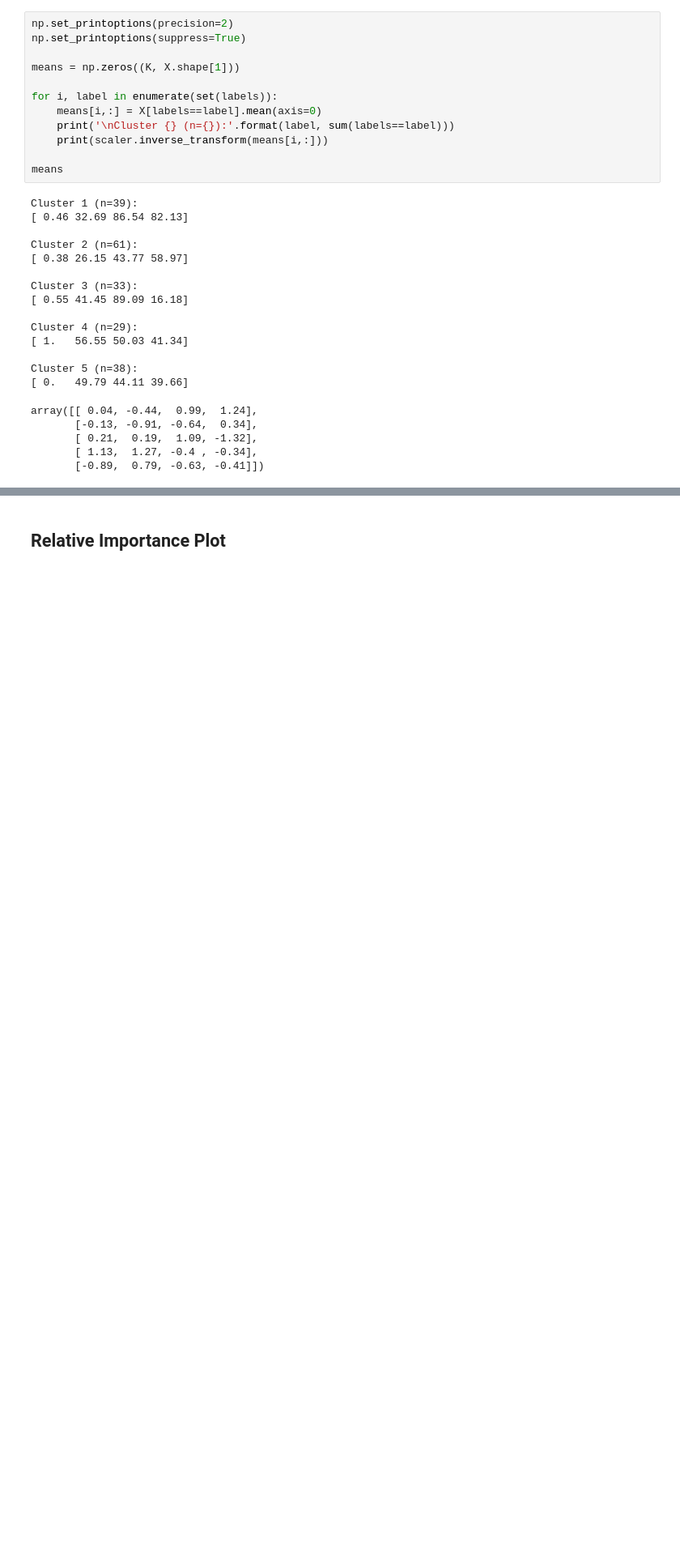
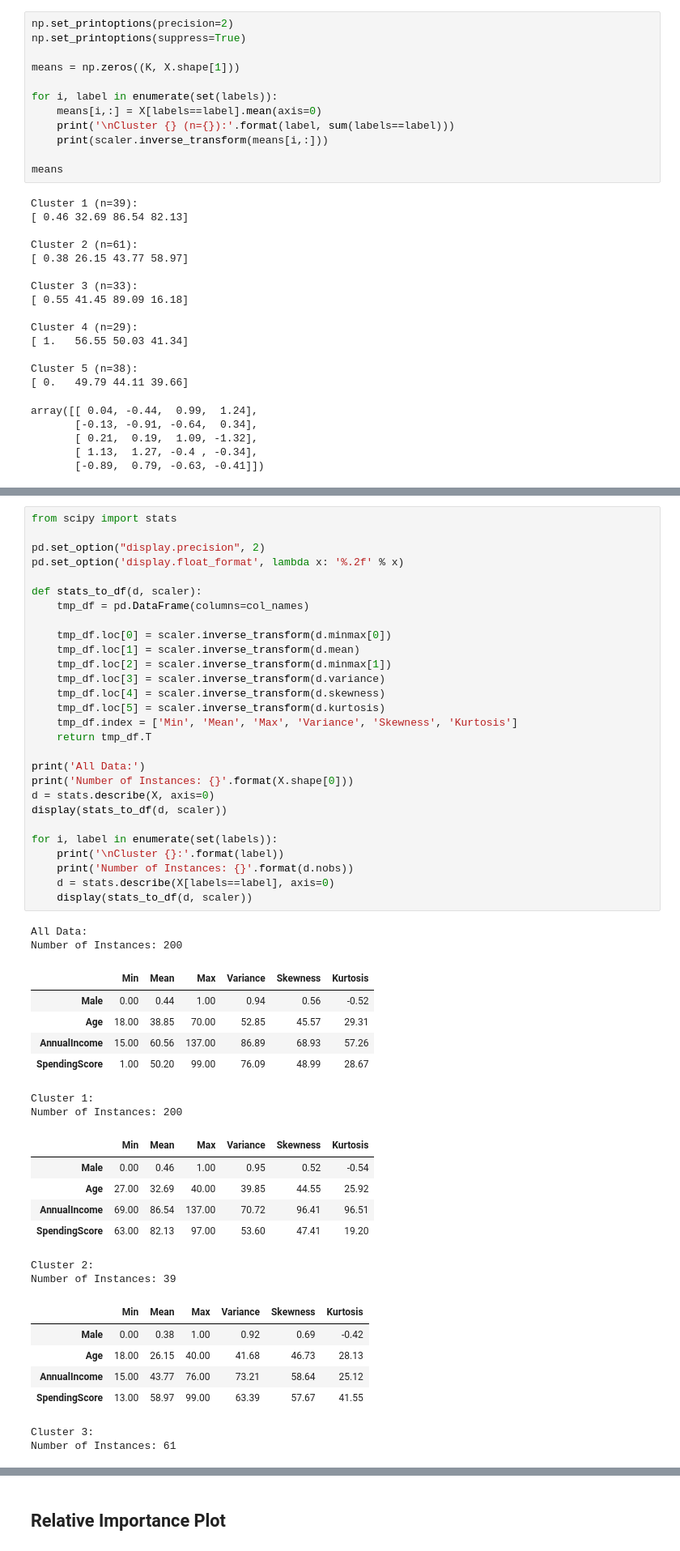
Before and after one commit to stepthom/sandbox, a Jupyter notebook: slides_clustering_interpret.ipynb, the cells around one changed output, grey strips where cells are left out. Shown: that part at 81% size. Saved outputs shown, nothing was run; the diff lists cells and outputs as text; blank space fills up the shorter version.

```diff
--- a/slides_clustering_interpret.ipynb
+++ b/slides_clustering_interpret.ipynb
@@ -218,0 +195,52 @@ Cluster 2:
+# %%
+from scipy import stats
+
+pd.set_option("display.precision", 2)
+pd.set_option('display.float_format', lambda x: '%.2f' % x)
+
+def stats_to_df(d, scaler):
+    tmp_df = pd.DataFrame(columns=col_names)
+
+    tmp_df.loc[0] = scaler.inverse_transform(d.minmax[0])
+    tmp_df.loc[1] = scaler.inverse_transform(d.mean)
+    tmp_df.loc[2] = scaler.inverse_transform(d.minmax[1])
+    tmp_df.loc[3] = scaler.inverse_transform(d.variance)
+    tmp_df.loc[4] = scaler.inverse_transform(d.skewness)
+    tmp_df.loc[5] = scaler.inverse_transform(d.kurtosis)
+    tmp_df.index = ['Min', 'Mean', 'Max', 'Variance', 'Skewness', 'Kurtosis']
+    return tmp_df.T
+
+print('All Data:')
+print('Number of Instances: {}'.format(X.shape[0]))
+d = stats.describe(X, axis=0)
+display(stats_to_df(d, scaler))
+
+for i, label in enumerate(set(labels)):
+    print('\nCluster {}:'.format(label))
+    print('Number of Instances: {}'.format(d.nobs))
+    d = stats.describe(X[labels==label], axis=0)
+    display(stats_to_df(d, scaler))
+# %% [output]
+All Data:
+Number of Instances: 200
+|  | Min | Mean | Max | Variance | Skewness | Kurtosis |
+| Male | 0.00 | 0.44 | 1.00 | 0.94 | 0.56 | -0.52 |
+| Age | 18.00 | 38.85 | 70.00 | 52.85 | 45.57 | 29.31 |
+| AnnualIncome | 15.00 | 60.56 | 137.00 | 86.89 | 68.93 | 57.26 |
+| SpendingScore | 1.00 | 50.20 | 99.00 | 76.09 | 48.99 | 28.67 |
+Cluster 1:
+Number of Instances: 200
+|  | Min | Mean | Max | Variance | Skewness | Kurtosis |
+| Male | 0.00 | 0.46 | 1.00 | 0.95 | 0.52 | -0.54 |
+| Age | 27.00 | 32.69 | 40.00 | 39.85 | 44.55 | 25.92 |
+| AnnualIncome | 69.00 | 86.54 | 137.00 | 70.72 | 96.41 | 96.51 |
+| SpendingScore | 63.00 | 82.13 | 97.00 | 53.60 | 47.41 | 19.20 |
+Cluster 2:
+Number of Instances: 39
+|  | Min | Mean | Max | Variance | Skewness | Kurtosis |
+| Male | 0.00 | 0.38 | 1.00 | 0.92 | 0.69 | -0.42 |
+| Age | 18.00 | 26.15 | 40.00 | 41.68 | 46.73 | 28.13 |
+| AnnualIncome | 15.00 | 43.77 | 76.00 | 73.21 | 58.64 | 25.12 |
+| SpendingScore | 13.00 | 58.97 | 99.00 | 63.39 | 57.67 | 41.55 |
+Cluster 3:
+Number of Instances: 61
```
Also changed, not shown: parts of 10 cells of this notebook.
